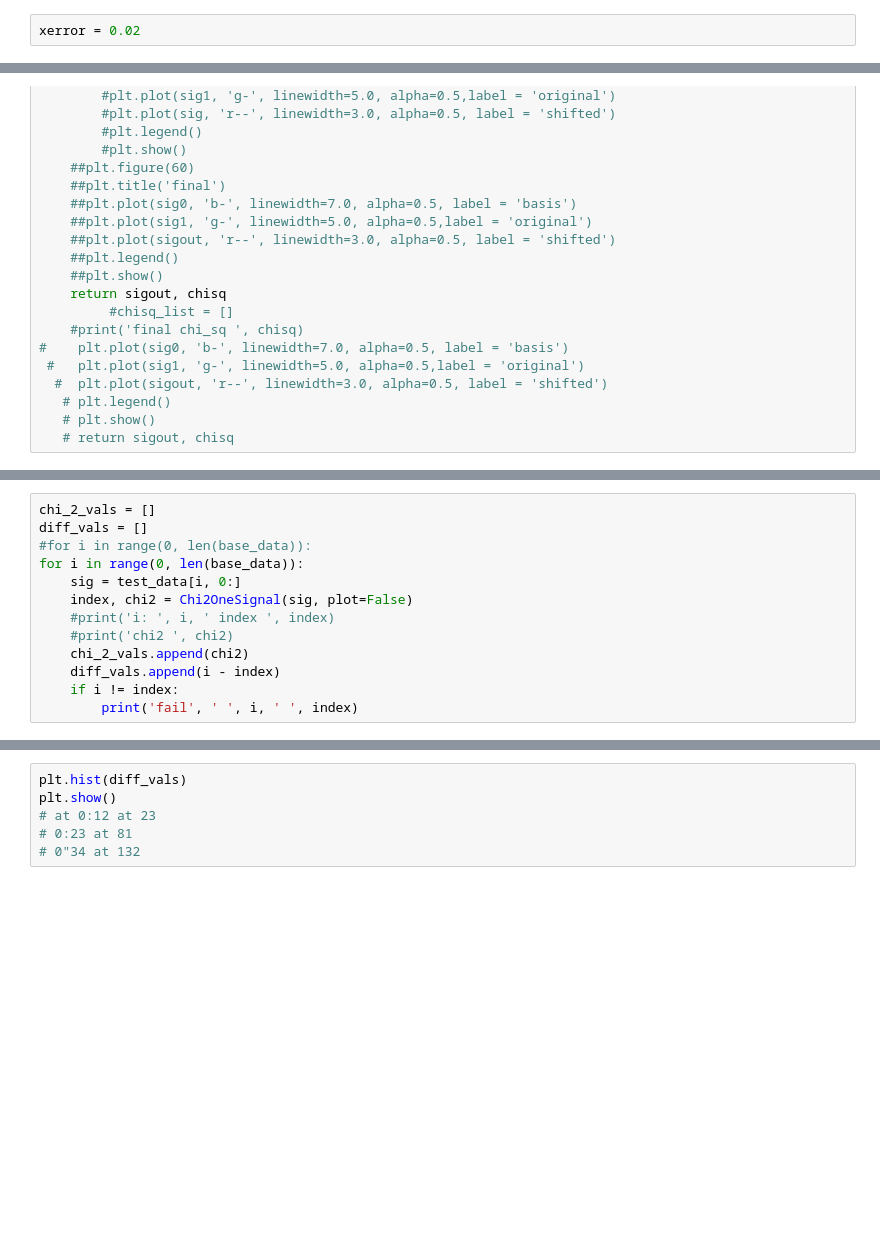
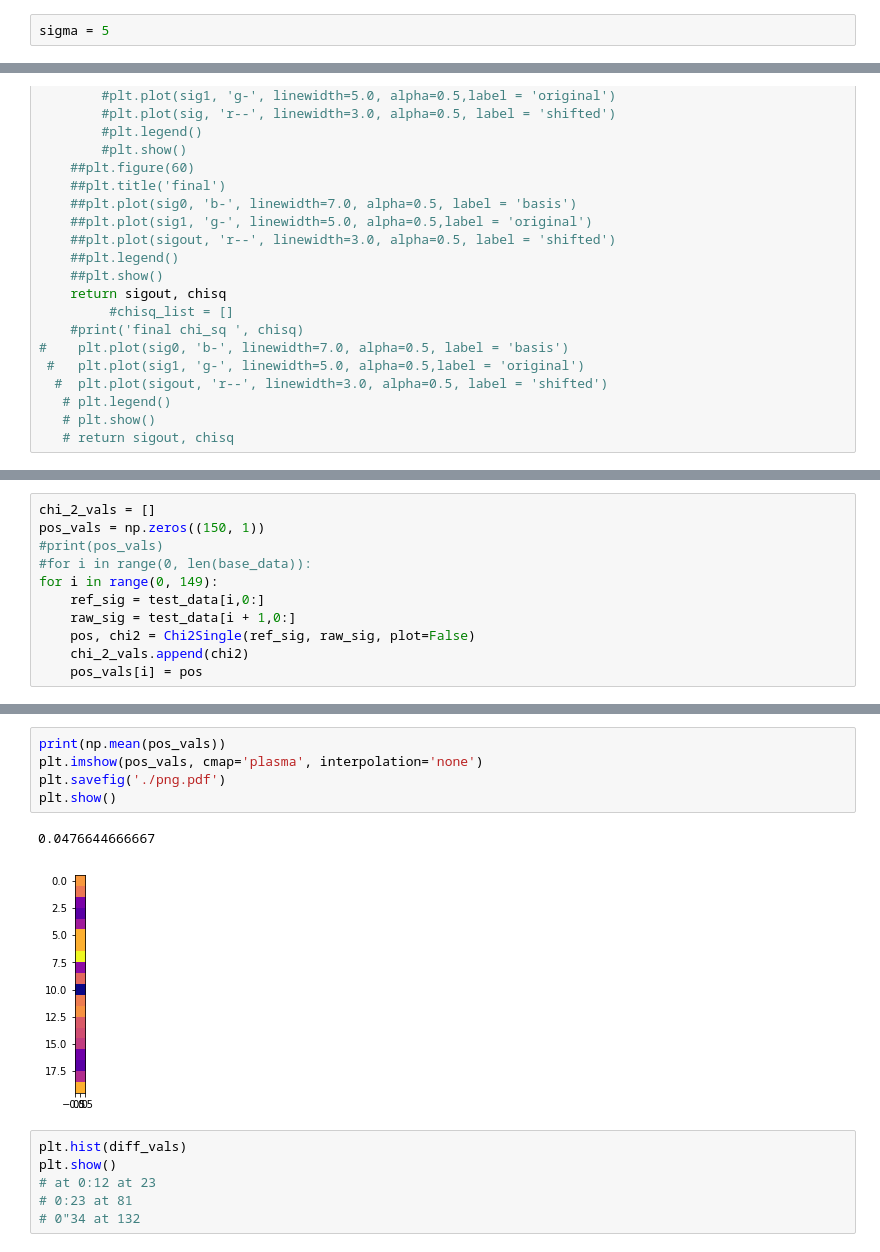
Before and after one commit to jmsz/posres, a Jupyter notebook: test2.ipynb, the cells around one changed output, grey strips where cells are left out. Drawn from its saved outputs; the diff is of its cells as text; blank space fills up the shorter version.

```diff
--- a/test2.ipynb
+++ b/test2.ipynb
@@ -84,8 +73,8 @@ plt.plot(base_data[149])
 plt.show()
 # %% [output]
 [figure]
-# %%
-xerror = 0.02
+# %%
+sigma = 5
 # %%
 def moving_avg_filter(x): #(smooths with width of 1, 3 times)
     x = x.flatten()
@@ -328,14 +369,12 @@ def Chi2OneSignal(sig_raw, plot=True):
 # %%
 chi_2_vals = []
-diff_vals = []
+pos_vals = np.zeros((150, 1))
+#print(pos_vals)
 #for i in range(0, len(base_data)):
-for i in range(0, len(base_data)):
-    sig = test_data[i, 0:]
-    index, chi2 = Chi2OneSignal(sig, plot=False)
-    #print('i: ', i, ' index ', index)
-    #print('chi2 ', chi2)
+for i in range(0, 149):
+    ref_sig = test_data[i,0:]
+    raw_sig = test_data[i + 1,0:]
+    pos, chi2 = Chi2Single(ref_sig, raw_sig, plot=False)
     chi_2_vals.append(chi2)
-    diff_vals.append(i - index)
-    if i != index:
-        print('fail', ' ', i, ' ', index)
+    pos_vals[i] = pos
 # %% [output]
@@ -379,3 +398,11 @@ IndexError: string index out of range
+# %%
+print(np.mean(pos_vals))
+plt.imshow(pos_vals, cmap='plasma', interpolation='none')
+plt.savefig('./png.pdf')
+plt.show()
+# %% [output]
+0.0476644666667
+[figure, added]
 # %%
 plt.hist(diff_vals)
 plt.show()
```
Also changed, not shown: parts of 8 cells of this notebook, 5 other files.
